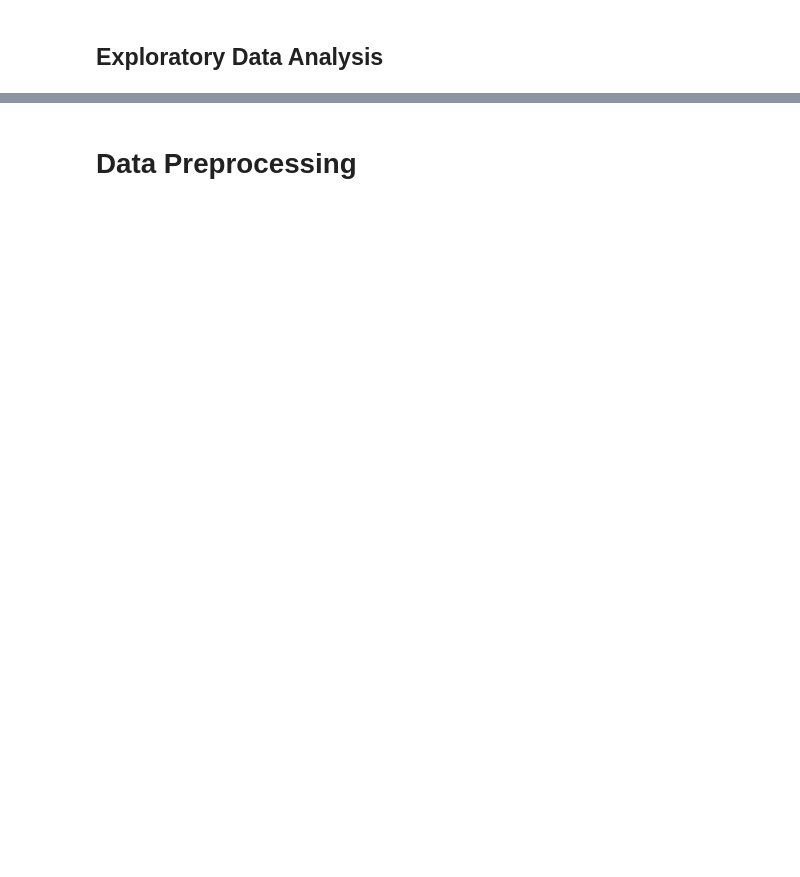
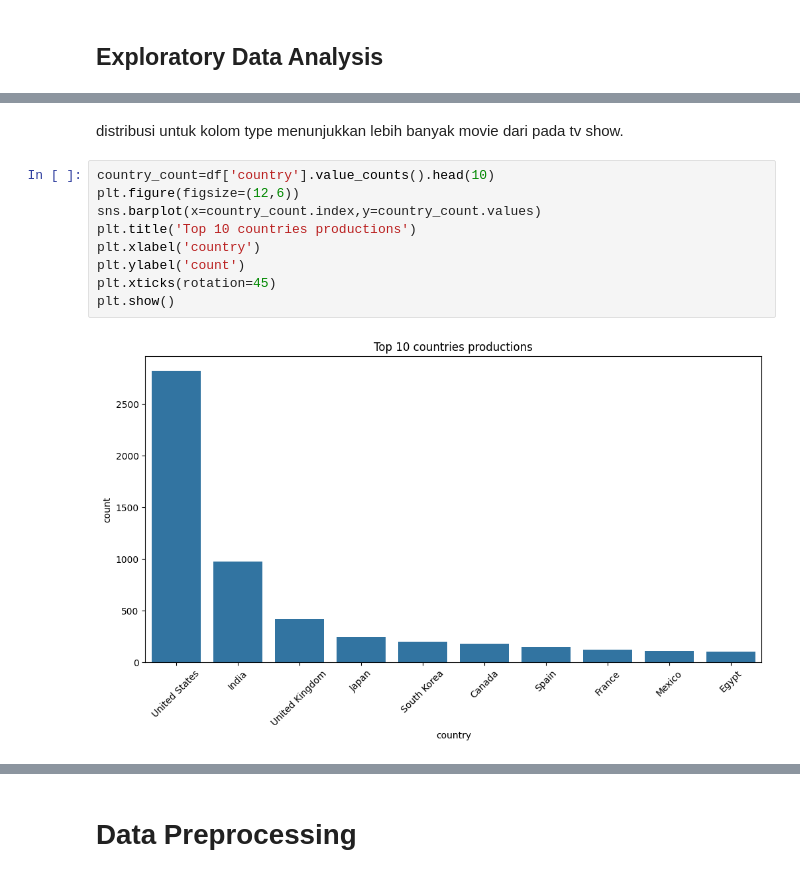
Before and after one commit to potaHere/submssion-Machine-Learning-Terapan, a Jupyter notebook: Sistem_Rekomendasi.ipynb, the cells around one changed output, grey strips where cells are left out. Cells and saved outputs as stored; diff of their text form; blank space fills up the shorter version.

```diff
--- a/Sistem_Rekomendasi.ipynb
+++ b/Sistem_Rekomendasi.ipynb
@@ -32,0 +156,13 @@ df = pd.read_csv('netflix_titles.csv')
+# %% [markdown]
+distribusi untuk kolom type menunjukkan lebih banyak movie dari pada tv show.
+# %%
+country_count=df['country'].value_counts().head(10)
+plt.figure(figsize=(12,6))
+sns.barplot(x=country_count.index,y=country_count.values)
+plt.title('Top 10 countries productions')
+plt.xlabel('country')
+plt.ylabel('count')
+plt.xticks(rotation=45)
+plt.show()
+# %% [output]
+[figure, added]
```
Also changed, not shown: parts of 21 cells of this notebook.
